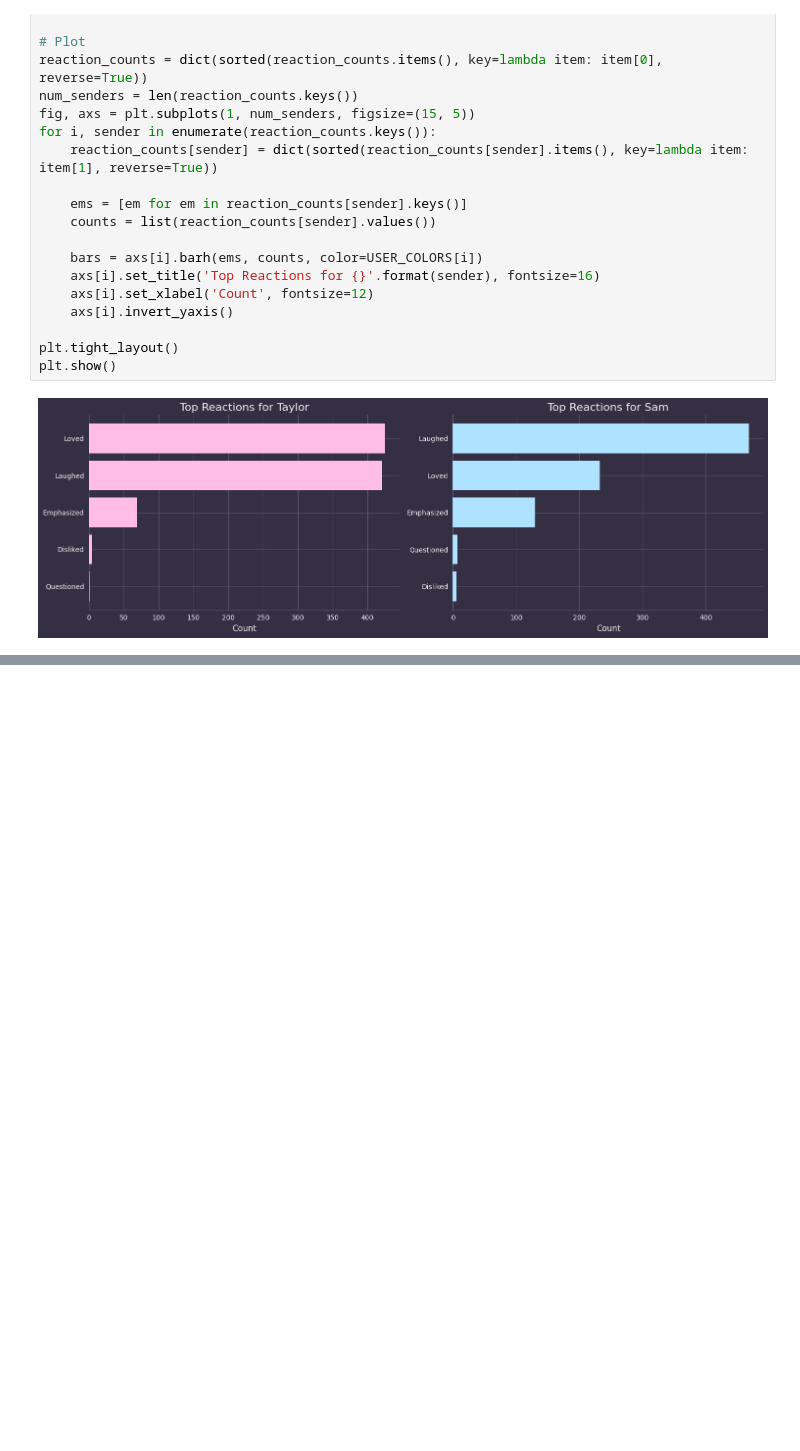
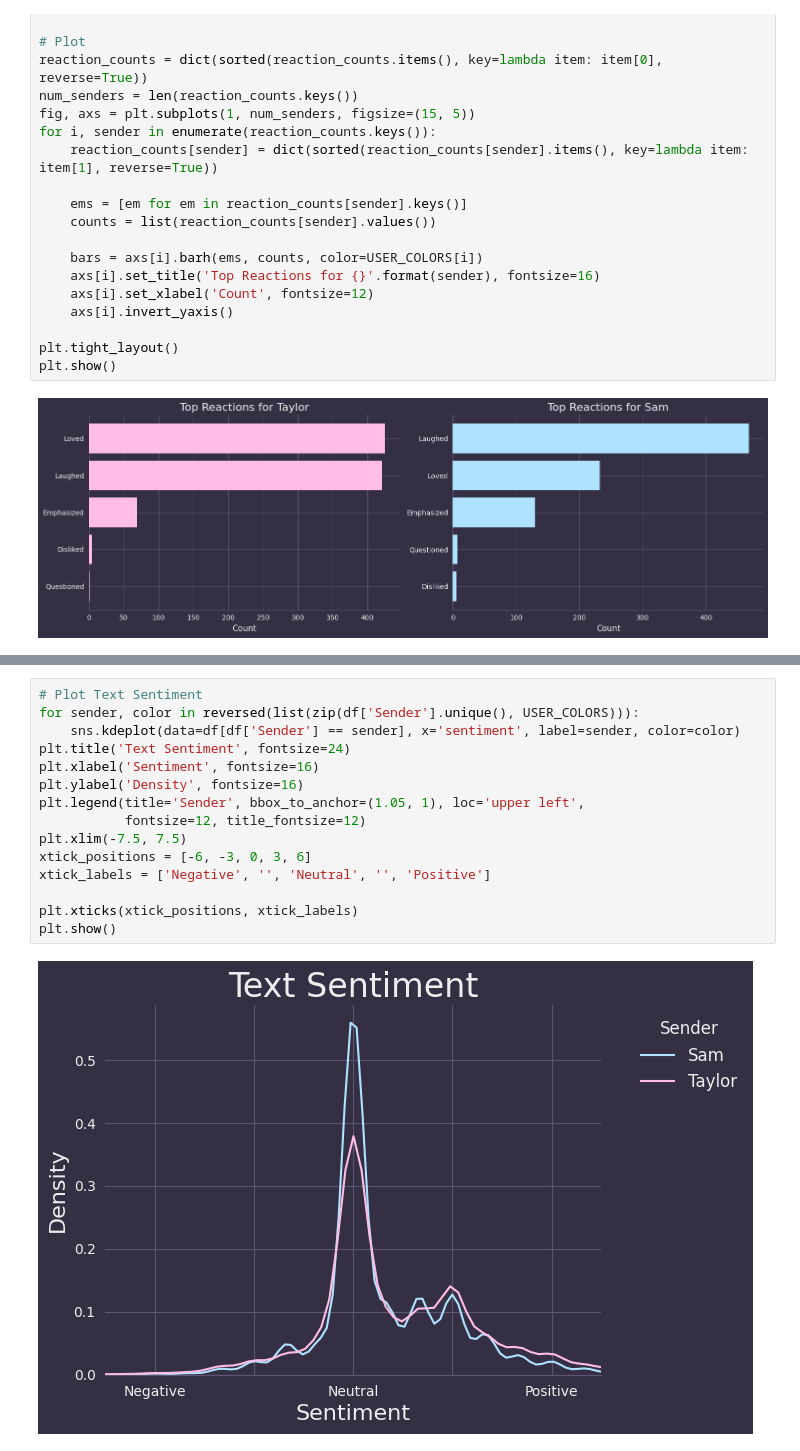
Before and after one commit to scs5/text-analytics, a Jupyter notebook: src/analysis.ipynb, the cells around one changed output, grey strips where cells are left out. Saved outputs shown, nothing was run; the diff lists cells and outputs as text; blank space fills up the shorter version.

Commit message:
Added sentiment analysis

```diff
--- a/src/analysis.ipynb
+++ b/src/analysis.ipynb
@@ -520,0 +536,17 @@ plt.show()
+# %%
+# Plot Text Sentiment
+for sender, color in reversed(list(zip(df['Sender'].unique(), USER_COLORS))):
+    sns.kdeplot(data=df[df['Sender'] == sender], x='sentiment', label=sender, color=color)
+plt.title('Text Sentiment', fontsize=24)
+plt.xlabel('Sentiment', fontsize=16)
+plt.ylabel('Density', fontsize=16)
+plt.legend(title='Sender', bbox_to_anchor=(1.05, 1), loc='upper left',
+           fontsize=12, title_fontsize=12)
+plt.xlim(-7.5, 7.5)
+xtick_positions = [-6, -3, 0, 3, 6]
+xtick_labels = ['Negative', '', 'Neutral', '', 'Positive']
+
+plt.xticks(xtick_positions, xtick_labels)
+plt.show()
+# %% [output]
+[figure, added]
```
Also changed, not shown: parts of 3 cells of this notebook, 2 other files.
